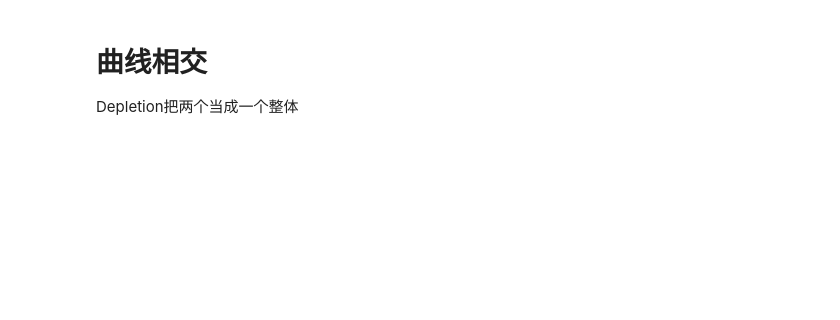
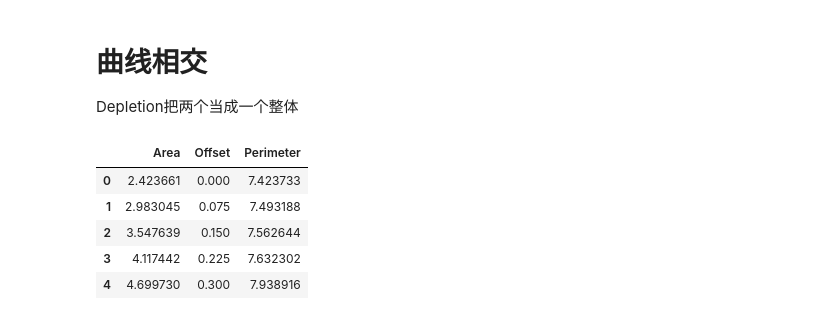
Before and after one commit to peijunz-archive/depletion, a Jupyter notebook: algorithms.ipynb, the cells around one changed output. Cells and saved outputs as stored; diff of their text form; code cells hidden in the pictures; blank space fills up the shorter version.

Commit message:
dot density and perimeter

```diff
--- a/algorithms.ipynb
+++ b/algorithms.ipynb
@@ -70,8 +70,9 @@ axis('equal');
 + __简化__方法：即最大的正边界
 + __BUG__: 某些凹陷严重情形下扩展会有bug，蚀刻时也会有bug
 # %%
-for i in range(0, 4):
-    c.offset(i*0.1).draw(label='Offset {:.1f}'.format(0.1*i))
+off=linspace(0, 0.3, 5)
+for o in off:
+    c.offset(o).draw(label='Offset {:.1f}'.format(o))
 legend(loc="upper right")
 axis('equal');
 # %% [output]
@@ -81,0 +85,12 @@ Depletion把两个当成一个整体
+# %%
+area=[c.offset(o).area() for o in off]
+peri=[c.offset(o).perimeter() for o in off]
+# %%
+pd.DataFrame({"Offset": off, "Area": area, "Perimeter": peri})
+# %% [output]
+|  | Area | Offset | Perimeter |
+| 0 | 2.423661 | 0.000 | 7.423733 |
+| 1 | 2.983045 | 0.075 | 7.493188 |
+| 2 | 3.547639 | 0.150 | 7.562644 |
+| 3 | 4.117442 | 0.225 | 7.632302 |
+| 4 | 4.699730 | 0.300 | 7.938916 |
```
Also changed, not shown: parts of 1 cell of this notebook, 3 other files.
